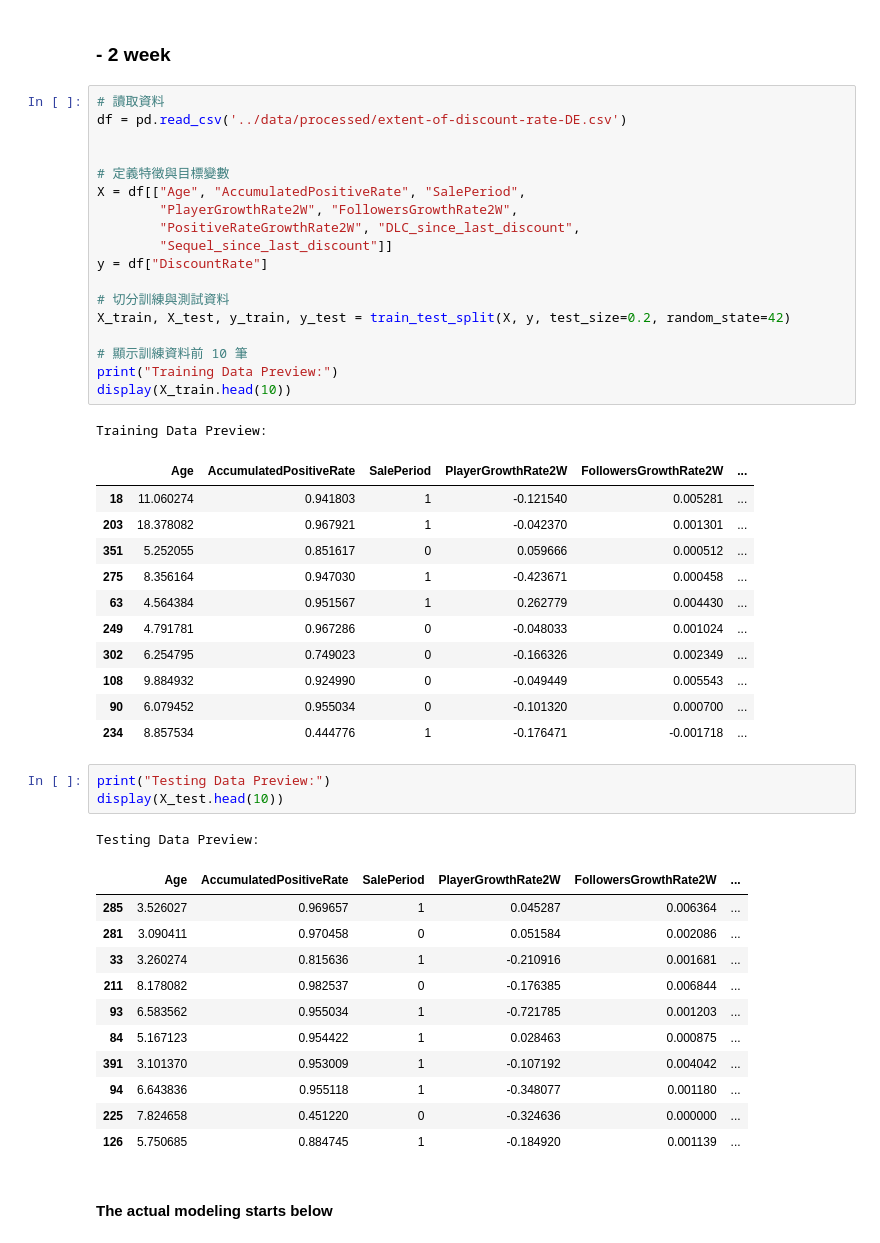
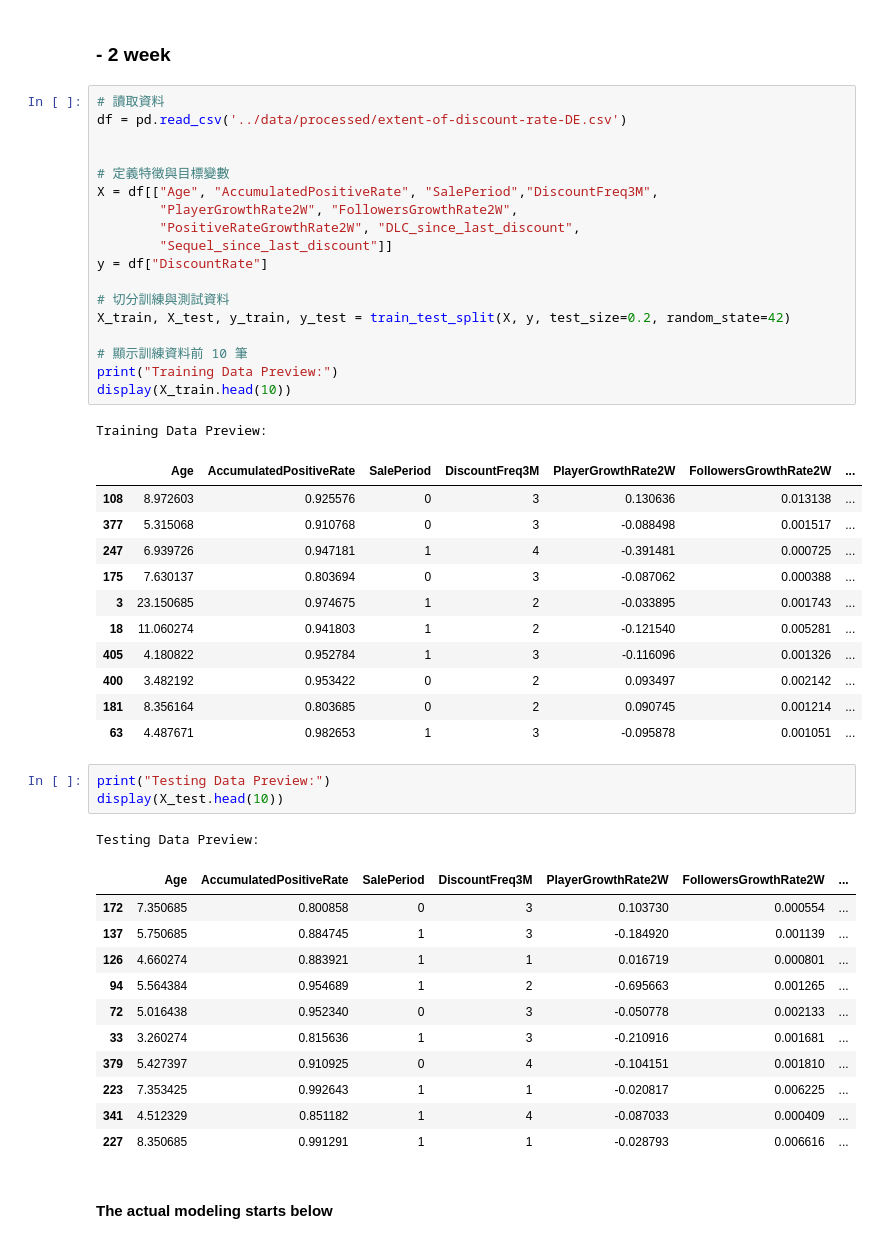
Before and after one commit to yixuan0803/fa-25-econ-5166-group-1, a Jupyter notebook: finding/extent-of-discount-rate-linear-prediction-model.ipynb, the cells around one changed output. Cells and saved outputs as stored; diff of their text form.

```diff
--- a/finding/extent-of-discount-rate-linear-prediction-model.ipynb
+++ b/finding/extent-of-discount-rate-linear-prediction-model.ipynb
@@ -143,50 +146,50 @@ Testing Performance:
 # %%
 # 讀取資料
 df = pd.read_csv('../data/processed/extent-of-discount-rate-DE.csv')
 
 
 # 定義特徵與目標變數
-X = df[["Age", "AccumulatedPositiveRate", "SalePeriod",
+X = df[["Age", "AccumulatedPositiveRate", "SalePeriod","DiscountFreq3M",
         "PlayerGrowthRate2W", "FollowersGrowthRate2W",
         "PositiveRateGrowthRate2W", "DLC_since_last_discount",
         "Sequel_since_last_discount"]]
 y = df["DiscountRate"]
 
 # 切分訓練與測試資料
 X_train, X_test, y_train, y_test = train_test_split(X, y, test_size=0.2, random_state=42)
 
 # 顯示訓練資料前 10 筆
 print("Training Data Preview:")
 display(X_train.head(10))
 # %% [output]
 Training Data Preview:
-|  | Age | AccumulatedPositiveRate | SalePeriod | PlayerGrowthRate2W | FollowersGrowthRate2W | ... |
-| 18 | 11.060274 | 0.941803 | 1 | -0.121540 | 0.005281 | ... |
-| 203 | 18.378082 | 0.967921 | 1 | -0.042370 | 0.001301 | ... |
-| 351 | 5.252055 | 0.851617 | 0 | 0.059666 | 0.000512 | ... |
-| 275 | 8.356164 | 0.947030 | 1 | -0.423671 | 0.000458 | ... |
-| 63 | 4.564384 | 0.951567 | 1 | 0.262779 | 0.004430 | ... |
-| 249 | 4.791781 | 0.967286 | 0 | -0.048033 | 0.001024 | ... |
-| 302 | 6.254795 | 0.749023 | 0 | -0.166326 | 0.002349 | ... |
-| 108 | 9.884932 | 0.924990 | 0 | -0.049449 | 0.005543 | ... |
-| 90 | 6.079452 | 0.955034 | 0 | -0.101320 | 0.000700 | ... |
-| 234 | 8.857534 | 0.444776 | 1 | -0.176471 | -0.001718 | ... |
+|  | Age | AccumulatedPositiveRate | SalePeriod | DiscountFreq3M | PlayerGrowthRate2W | FollowersGrowthRate2W | ... |
+| 108 | 8.972603 | 0.925576 | 0 | 3 | 0.130636 | 0.013138 | ... |
+| 377 | 5.315068 | 0.910768 | 0 | 3 | -0.088498 | 0.001517 | ... |
+| 247 | 6.939726 | 0.947181 | 1 | 4 | -0.391481 | 0.000725 | ... |
+| 175 | 7.630137 | 0.803694 | 0 | 3 | -0.087062 | 0.000388 | ... |
+| 3 | 23.150685 | 0.974675 | 1 | 2 | -0.033895 | 0.001743 | ... |
+| 18 | 11.060274 | 0.941803 | 1 | 2 | -0.121540 | 0.005281 | ... |
+| 405 | 4.180822 | 0.952784 | 1 | 3 | -0.116096 | 0.001326 | ... |
+| 400 | 3.482192 | 0.953422 | 0 | 2 | 0.093497 | 0.002142 | ... |
+| 181 | 8.356164 | 0.803685 | 0 | 2 | 0.090745 | 0.001214 | ... |
+| 63 | 4.487671 | 0.982653 | 1 | 3 | -0.095878 | 0.001051 | ... |
 # %%
 print("Testing Data Preview:")
 display(X_test.head(10))
 # %% [output]
 Testing Data Preview:
-|  | Age | AccumulatedPositiveRate | SalePeriod | PlayerGrowthRate2W | FollowersGrowthRate2W | ... |
-| 285 | 3.526027 | 0.969657 | 1 | 0.045287 | 0.006364 | ... |
-| 281 | 3.090411 | 0.970458 | 0 | 0.051584 | 0.002086 | ... |
-| 33 | 3.260274 | 0.815636 | 1 | -0.210916 | 0.001681 | ... |
-| 211 | 8.178082 | 0.982537 | 0 | -0.176385 | 0.006844 | ... |
-| 93 | 6.583562 | 0.955034 | 1 | -0.721785 | 0.001203 | ... |
-| 84 | 5.167123 | 0.954422 | 1 | 0.028463 | 0.000875 | ... |
-| 391 | 3.101370 | 0.953009 | 1 | -0.107192 | 0.004042 | ... |
-| 94 | 6.643836 | 0.955118 | 1 | -0.348077 | 0.001180 | ... |
-| 225 | 7.824658 | 0.451220 | 0 | -0.324636 | 0.000000 | ... |
-| 126 | 5.750685 | 0.884745 | 1 | -0.184920 | 0.001139 | ... |
+|  | Age | AccumulatedPositiveRate | SalePeriod | DiscountFreq3M | PlayerGrowthRate2W | FollowersGrowthRate2W | ... |
+| 172 | 7.350685 | 0.800858 | 0 | 3 | 0.103730 | 0.000554 | ... |
+| 137 | 5.750685 | 0.884745 | 1 | 3 | -0.184920 | 0.001139 | ... |
+| 126 | 4.660274 | 0.883921 | 1 | 1 | 0.016719 | 0.000801 | ... |
+| 94 | 5.564384 | 0.954689 | 1 | 2 | -0.695663 | 0.001265 | ... |
+| 72 | 5.016438 | 0.952340 | 0 | 3 | -0.050778 | 0.002133 | ... |
+| 33 | 3.260274 | 0.815636 | 1 | 3 | -0.210916 | 0.001681 | ... |
+| 379 | 5.427397 | 0.910925 | 0 | 4 | -0.104151 | 0.001810 | ... |
+| 223 | 7.353425 | 0.992643 | 1 | 1 | -0.020817 | 0.006225 | ... |
+| 341 | 4.512329 | 0.851182 | 1 | 4 | -0.087033 | 0.000409 | ... |
+| 227 | 8.350685 | 0.991291 | 1 | 1 | -0.028793 | 0.006616 | ... |
 # %% [markdown]
 #### The actual modeling starts below
 # %%
```
Also changed, not shown: parts of 23 cells of this notebook, 1 other file.
